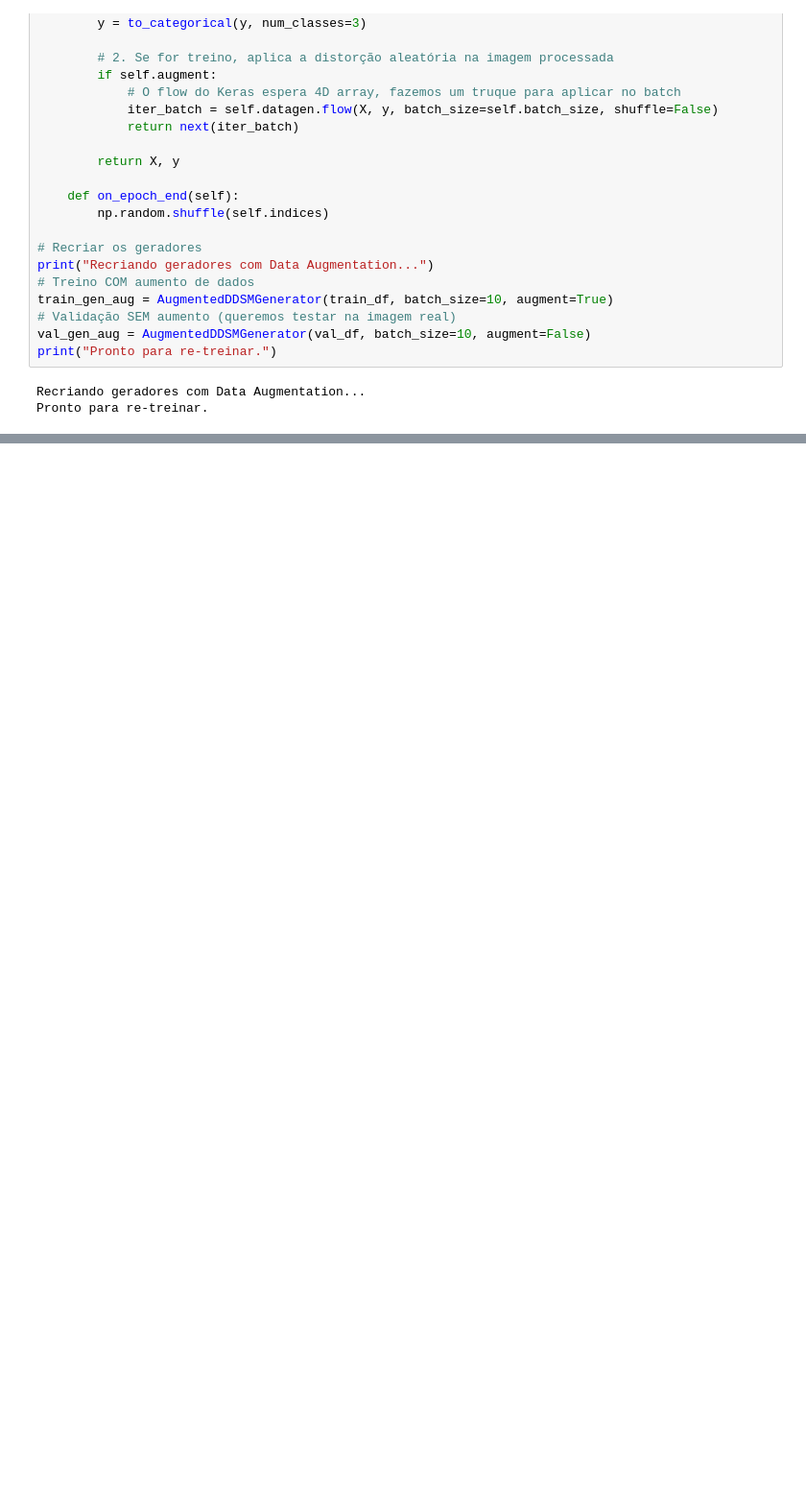
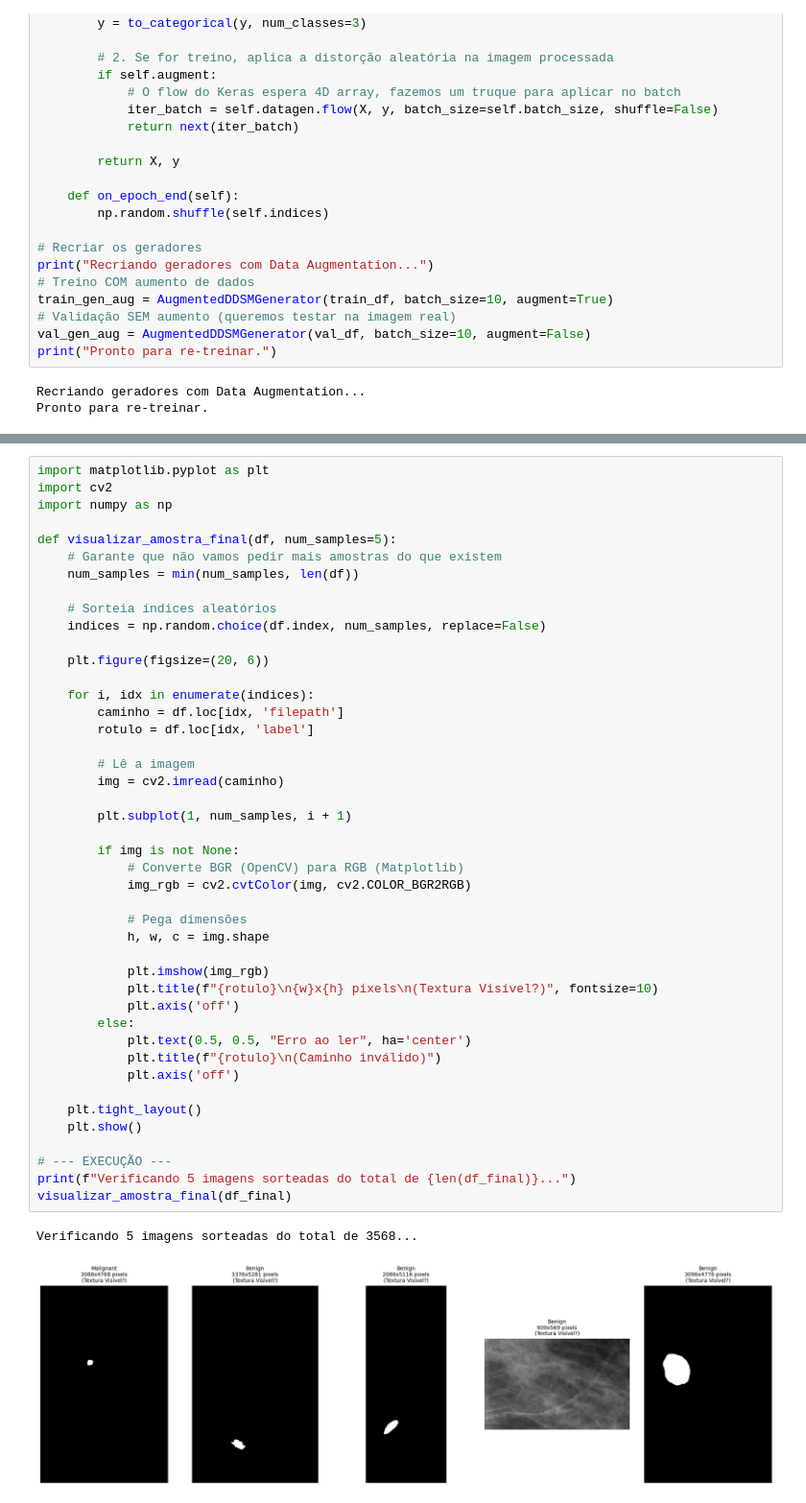
Before and after one commit to SandraRojasZ/Pos_Unifesp, a Jupyter notebook: PMI/BreastCancer/BreastCancer.ipynb, the cells around one changed output, grey strips where cells are left out. Shown at 96% size. Saved outputs shown, nothing was run; the diff lists cells and outputs as text; blank space fills up the shorter version.

Commit message:
Diferencia a leitura pelos tons das imagens

```diff
--- a/PMI/BreastCancer/BreastCancer.ipynb
+++ b/PMI/BreastCancer/BreastCancer.ipynb
@@ -1296,0 +1434,47 @@ Pronto para re-treinar.
+# %%
+import matplotlib.pyplot as plt
+import cv2
+import numpy as np
+
+def visualizar_amostra_final(df, num_samples=5):
+    # Garante que não vamos pedir mais amostras do que existem
+    num_samples = min(num_samples, len(df))
+
+    # Sorteia índices aleatórios
+    indices = np.random.choice(df.index, num_samples, replace=False)
+
+    plt.figure(figsize=(20, 6))
+
+    for i, idx in enumerate(indices):
+        caminho = df.loc[idx, 'filepath']
+        rotulo = df.loc[idx, 'label']
+
+        # Lê a imagem
+        img = cv2.imread(caminho)
+
+        plt.subplot(1, num_samples, i + 1)
+
+        if img is not None:
+            # Converte BGR (OpenCV) para RGB (Matplotlib)
+            img_rgb = cv2.cvtColor(img, cv2.COLOR_BGR2RGB)
+
+            # Pega dimensões
+            h, w, c = img.shape
+
+            plt.imshow(img_rgb)
+            plt.title(f"{rotulo}\n{w}x{h} pixels\n(Textura Visível?)", fontsize=10)
+            plt.axis('off')
+        else:
+            plt.text(0.5, 0.5, "Erro ao ler", ha='center')
+            plt.title(f"{rotulo}\n(Caminho inválido)")
+            plt.axis('off')
+
+    plt.tight_layout()
+    plt.show()
+
+# --- EXECUÇÃO ---
+print(f"Verificando 5 imagens sorteadas do total de {len(df_final)}...")
+visualizar_amostra_final(df_final)
+# %% [output]
+Verificando 5 imagens sorteadas do total de 3568...
+[figure, added]
```
Also changed, not shown: parts of 7 cells of this notebook.
